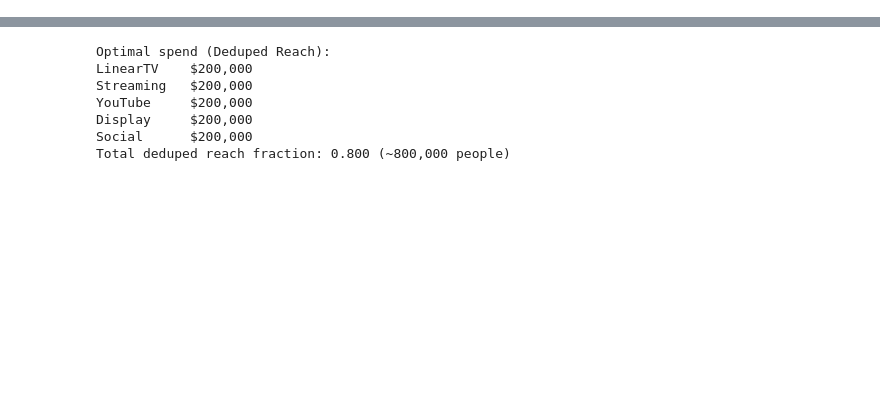
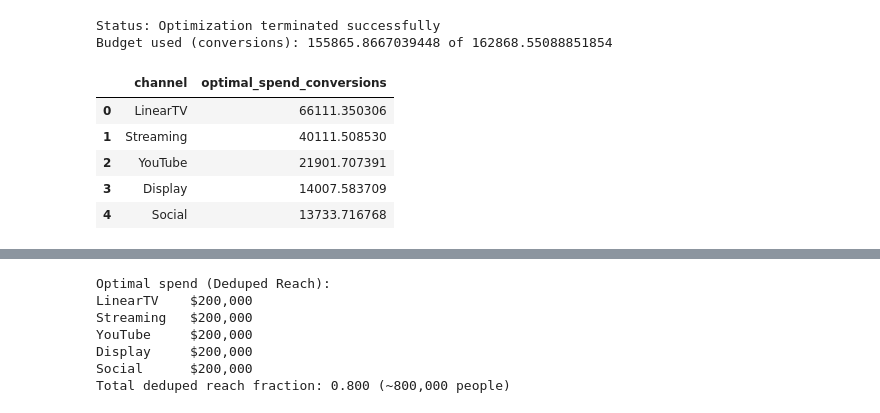
Before and after one commit to aravind-bit/oneplan-ai, a Jupyter notebook: notebooks/05_budget_optimizer.ipynb, the cells around one changed output, grey strips where cells are left out. Cells and saved outputs as stored; diff of their text form; code cells hidden in the pictures; blank space fills up the shorter version.

```diff
--- a/notebooks/05_budget_optimizer.ipynb
+++ b/notebooks/05_budget_optimizer.ipynb
@@ -51,4 +115,20 @@ def deduped_reach(spend_dict, cpm_dict, overlap_df, A=0.8, k=1e-7):
 # %%
-overlap_df = pd.read_csv(OVERLAP_CSV)
-overlap_df.head()
+# Total capacity = sum of per-channel max observed spend
+total_capacity = sum(spend_bounds[ch][1] for ch in channels)
+
+# Conversions objective budget: use 60% of capacity to force trade-offs
+BUDGET_CONV = 0.60 * total_capacity
+
+# Bounds per channel = [min, max] from observed curves
+bounds = [spend_bounds[ch] for ch in channels]
+
+def budget_con(x):
+    return BUDGET_CONV - float(np.sum(x))
+
+cons = ({'type':'ineq','fun': budget_con},)
+
+# Start at midpoint of each channel's observed range
+x0 = np.array([(lo + hi) / 2.0 for (lo, hi) in bounds])
+
+print(f"Budget for conversions: {BUDGET_CONV:,.0f} (60% of capacity {total_capacity:,.0f})")
 # %% [output]
@@ -139,12 +159,26 @@ Loaded channels: ['LinearTV', 'Streaming', 'YouTube', 'Display', 'Social']
 # %%
-conv_funcs = {}
-for ch, dfc in resp_curves.items():
-    # interp1d expects increasing x
-    conv_funcs[ch] = interp1d(
-        dfc["spend"].values,
-        dfc["pred_conversions"].values,
-        kind="linear",
-        fill_value="extrapolate",
-        assume_sorted=True
-    )
+res_conv = minimize(
+    obj_conversions, x0,
+    args=(channels, conv_funcs),
+    method="SLSQP",
+    bounds=bounds,
+    constraints=cons,
+    options={'maxiter': 800, 'disp': False}
+)
+
+opt_spend_conv = dict(zip(channels, res_conv.x))
+opt_conv_value = -res_conv.fun
+
+print("Status:", res_conv.message)
+print("Budget used (conversions):", float(np.sum(res_conv.x)), "of", BUDGET_CONV)
+pd.DataFrame(list(opt_spend_conv.items()), columns=["channel","optimal_spend_conversions"])
+# %% [output]
+Status: Optimization terminated successfully
+Budget used (conversions): 155865.8667039448 of 162868.55088851854
+|  | channel | optimal_spend_conversions |
+| 0 | LinearTV | 66111.350306 |
+| 1 | Streaming | 40111.508530 |
+| 2 | YouTube | 21901.707391 |
+| 3 | Display | 14007.583709 |
+| 4 | Social | 13733.716768 |
 # %%
```
Also changed, not shown: parts of 13 cells of this notebook, 5 other files.
